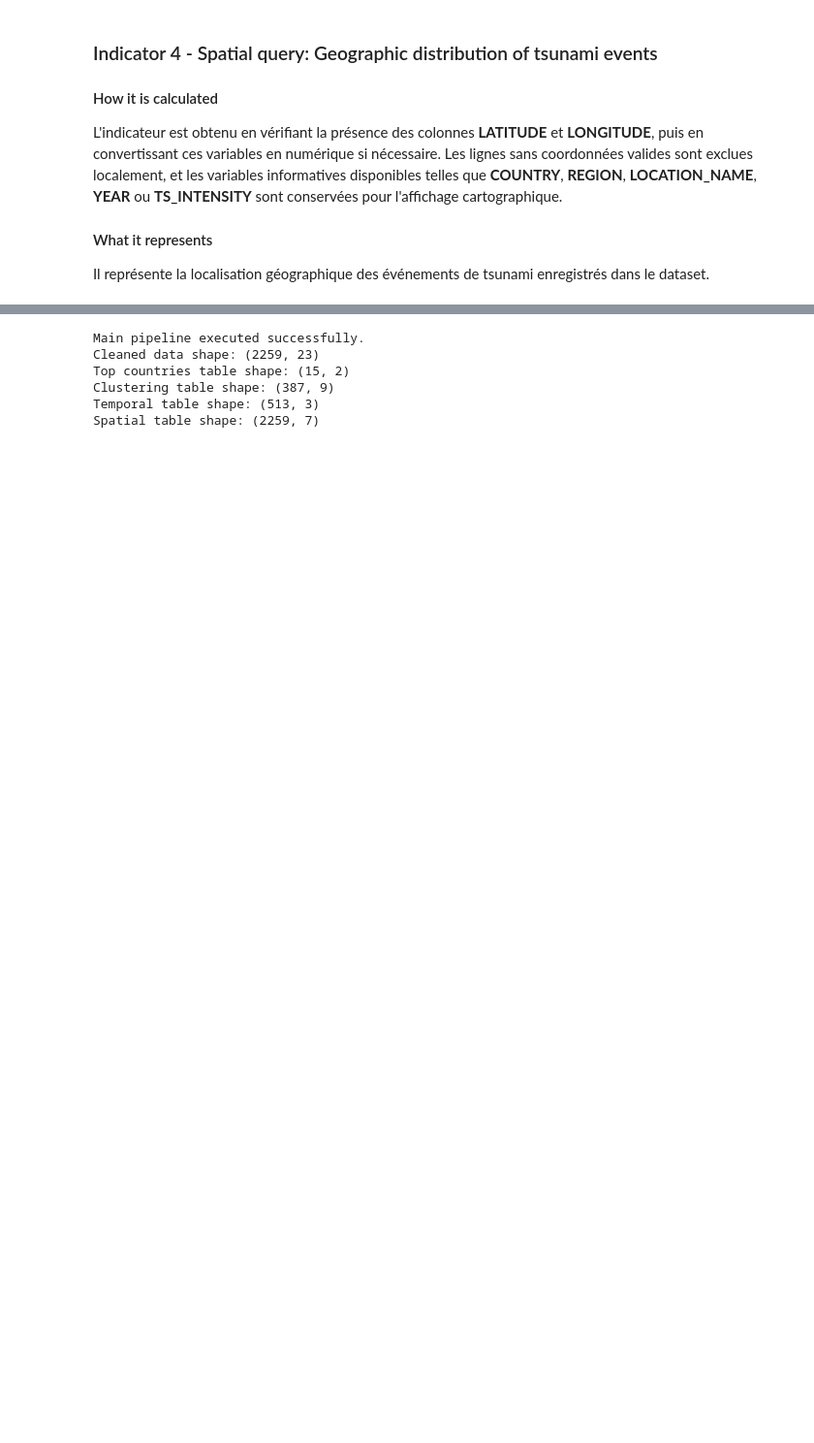
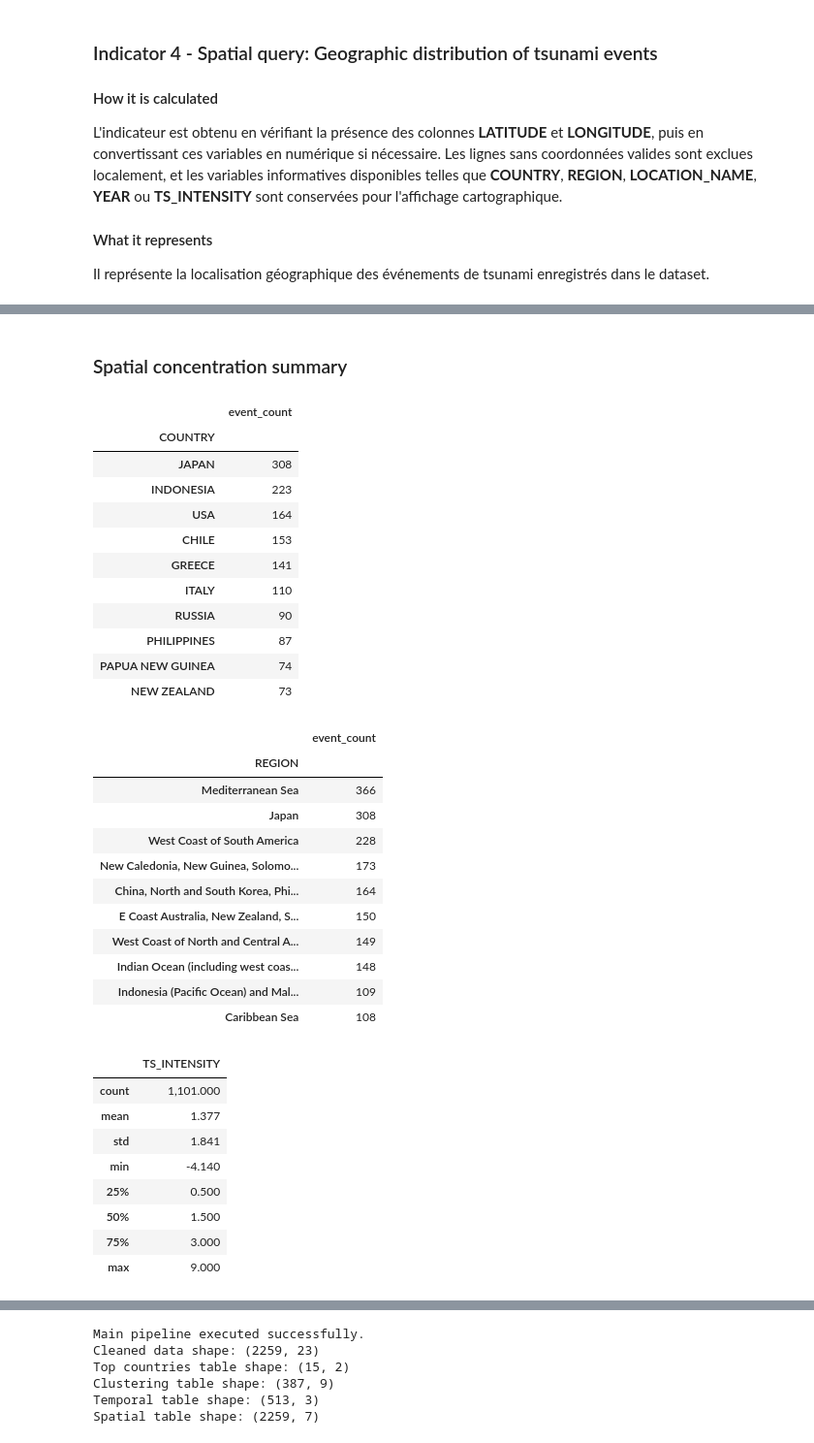
Before and after one commit to maelisnhe/tsunami-events-analysis, a Jupyter notebook: NoheEstradaMaelis_notebook.ipynb, the cells around one changed output, grey strips where cells are left out. Shown at 97% size. Cells and saved outputs as stored; diff of their text form; code cells hidden in the pictures; blank space fills up the shorter version.

```diff
--- a/NoheEstradaMaelis_notebook.ipynb
+++ b/NoheEstradaMaelis_notebook.ipynb
@@ -710,6 +780,49 @@ display(HTML(fig_spatial.to_html(full_html=False, include_plotlyjs='cdn')))
 | 3 | 40.000 | 128.000 | NORTH KOREA | China, North and South Korea, Phi... | YELLOW SEA | 1580 | 1.000 |
 | 4 | 39.960 | 26.240 | TURKEY | Mediterranean Sea | IONIAN COASTS, TROAD | -1300 | 5.000 |
 [interactive output not drawn]
+# %% [markdown]
+### Spatial concentration summary
+# %%
+spatial_country_summary = spatial_events['COUNTRY'].value_counts().head(10).to_frame(name='event_count')
+spatial_region_summary = spatial_events['REGION'].value_counts().head(10).to_frame(name='event_count')
+display(spatial_country_summary)
+display(spatial_region_summary)
+if 'TS_INTENSITY' in spatial_events.columns:
+    display(spatial_events['TS_INTENSITY'].describe().to_frame(name='TS_INTENSITY'))
+# %% [output]
+|  | event_count |
+| COUNTRY |  |
+| JAPAN | 308 |
+| INDONESIA | 223 |
+| USA | 164 |
+| CHILE | 153 |
+| GREECE | 141 |
+| ITALY | 110 |
+| RUSSIA | 90 |
+| PHILIPPINES | 87 |
+| PAPUA NEW GUINEA | 74 |
+| NEW ZEALAND | 73 |
+|  | event_count |
+| REGION |  |
+| Mediterranean Sea | 366 |
+| Japan | 308 |
+| West Coast of South America | 228 |
+| New Caledonia, New Guinea, Solomo... | 173 |
+| China, North and South Korea, Phi... | 164 |
+| E Coast Australia, New Zealand, S... | 150 |
+| West Coast of North and Central A... | 149 |
+| Indian Ocean (including west coas... | 148 |
+| Indonesia (Pacific Ocean) and Mal... | 109 |
+| Caribbean Sea | 108 |
+|  | TS_INTENSITY |
+| count | 1,101.000 |
+| mean | 1.377 |
+| std | 1.841 |
+| min | -4.140 |
+| 25% | 0.500 |
+| 50% | 1.500 |
+| 75% | 3.000 |
+| max | 9.000 |
 # %% [markdown]
 ### Observations
 
```
Also changed, not shown: parts of 44 cells of this notebook.
